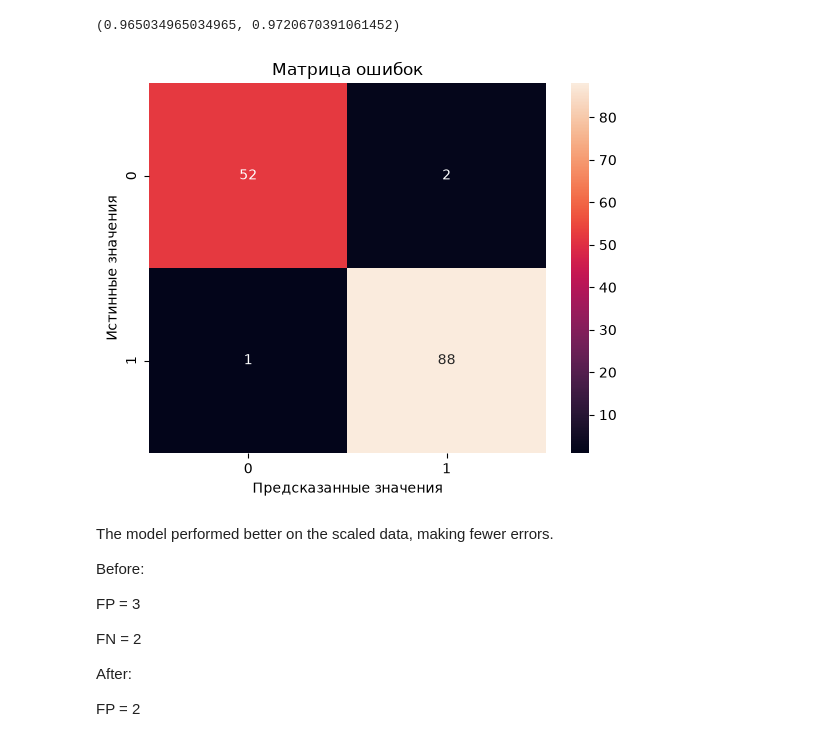
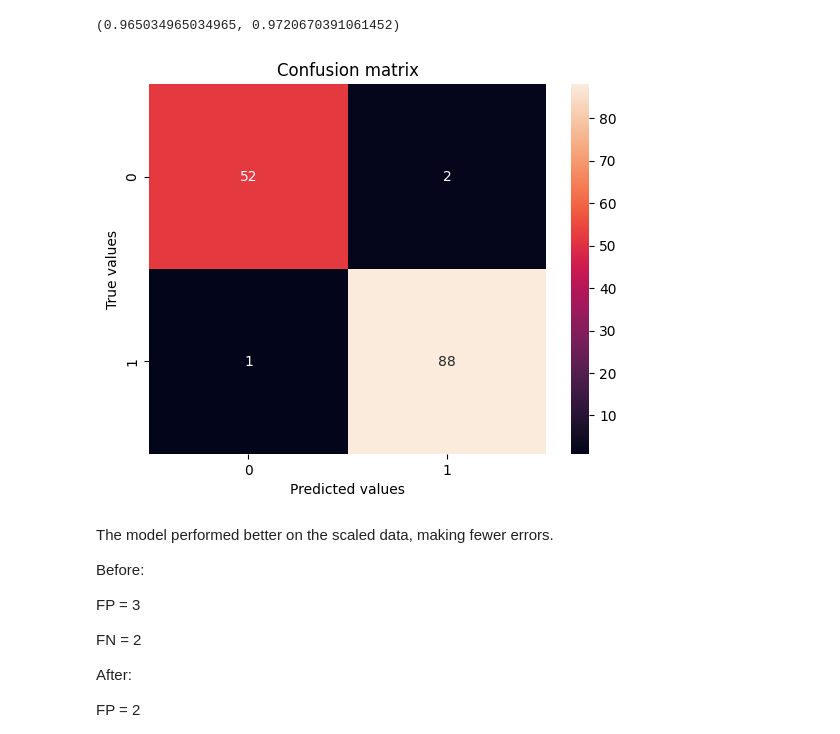
Before and after one commit to simackinch-art/breast-cancer-data, a Jupyter notebook: normalization_and_pipline.ipynb, the cells around one changed output. Saved outputs shown, nothing was run; the diff lists cells and outputs as text; code cells hidden in the pictures.

```diff
--- a/normalization_and_pipline.ipynb
+++ b/normalization_and_pipline.ipynb
@@ -339,12 +342,12 @@ accuracy, f1
 # %%
 cm2 = confusion_matrix(y_test, y_test_pred_scaled)
 sns.heatmap(cm2, annot=True, fmt='d')
-plt.title('Матрица ошибок')
-plt.xlabel('Предсказанные значения')
-plt.ylabel('Истинные значения')
+plt.title('Confusion matrix')
+plt.xlabel('Predicted values')
+plt.ylabel('True values')
 plt.show()
 # %% [output]
-[figure, old version]
+[figure, new version]
 # %% [markdown]
 The model performed better on the scaled data, making fewer errors.
 
```
Also changed, not shown: parts of 11 cells of this notebook.
